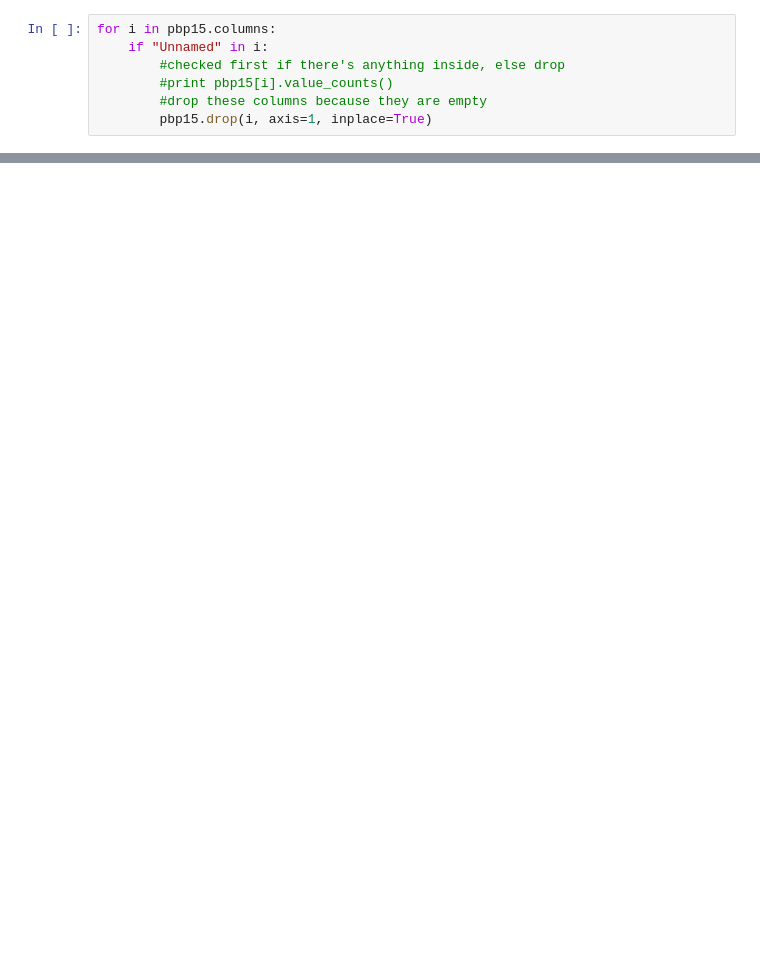
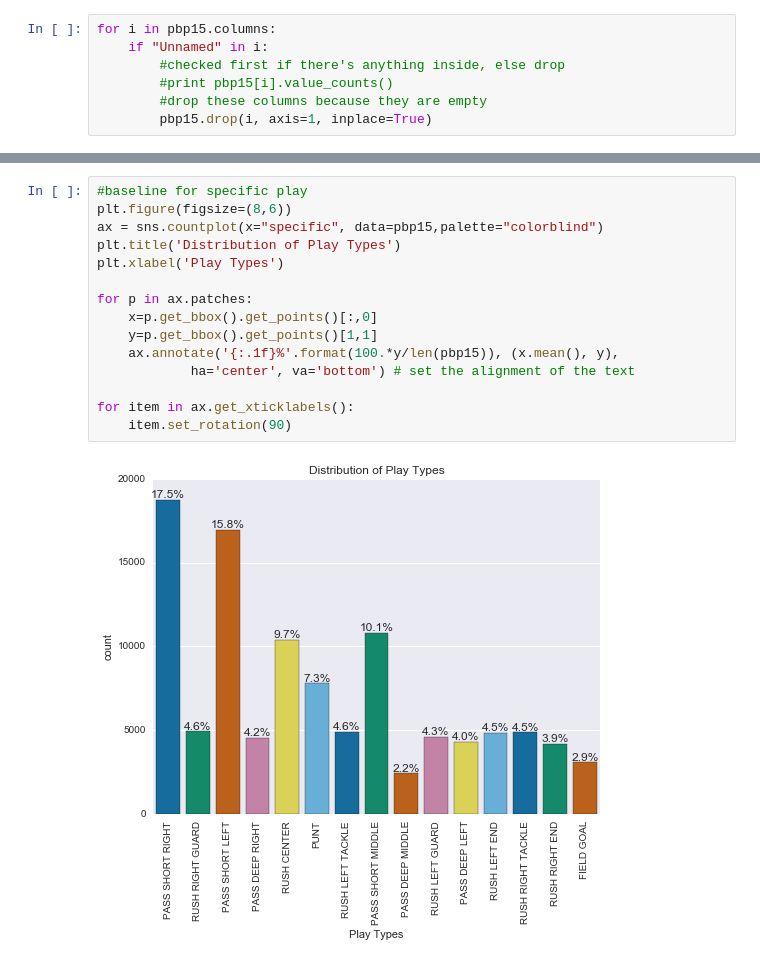
Before and after one commit to KirosG/Capstone, a Jupyter notebook: code/nfl.ipynb, the cells around one changed output, grey strips where cells are left out. Cells and saved outputs as stored; diff of their text form; blank space fills up the shorter version.

```diff
--- a/code/nfl.ipynb
+++ b/code/nfl.ipynb
@@ -328,0 +294,17 @@ pbp15sub["OffenseTeam"].factorize()[1].tolist()
+# %%
+#baseline for specific play
+plt.figure(figsize=(8,6))
+ax = sns.countplot(x="specific", data=pbp15,palette="colorblind")
+plt.title('Distribution of Play Types')
+plt.xlabel('Play Types')
+
+for p in ax.patches:
+    x=p.get_bbox().get_points()[:,0]
+    y=p.get_bbox().get_points()[1,1]
+    ax.annotate('{:.1f}%'.format(100.*y/len(pbp15)), (x.mean(), y),
+            ha='center', va='bottom') # set the alignment of the text
+
+for item in ax.get_xticklabels():
+    item.set_rotation(90)
+# %% [output]
+[figure, added]
```
Also changed, not shown: parts of 156 cells of this notebook, 19 other files.
